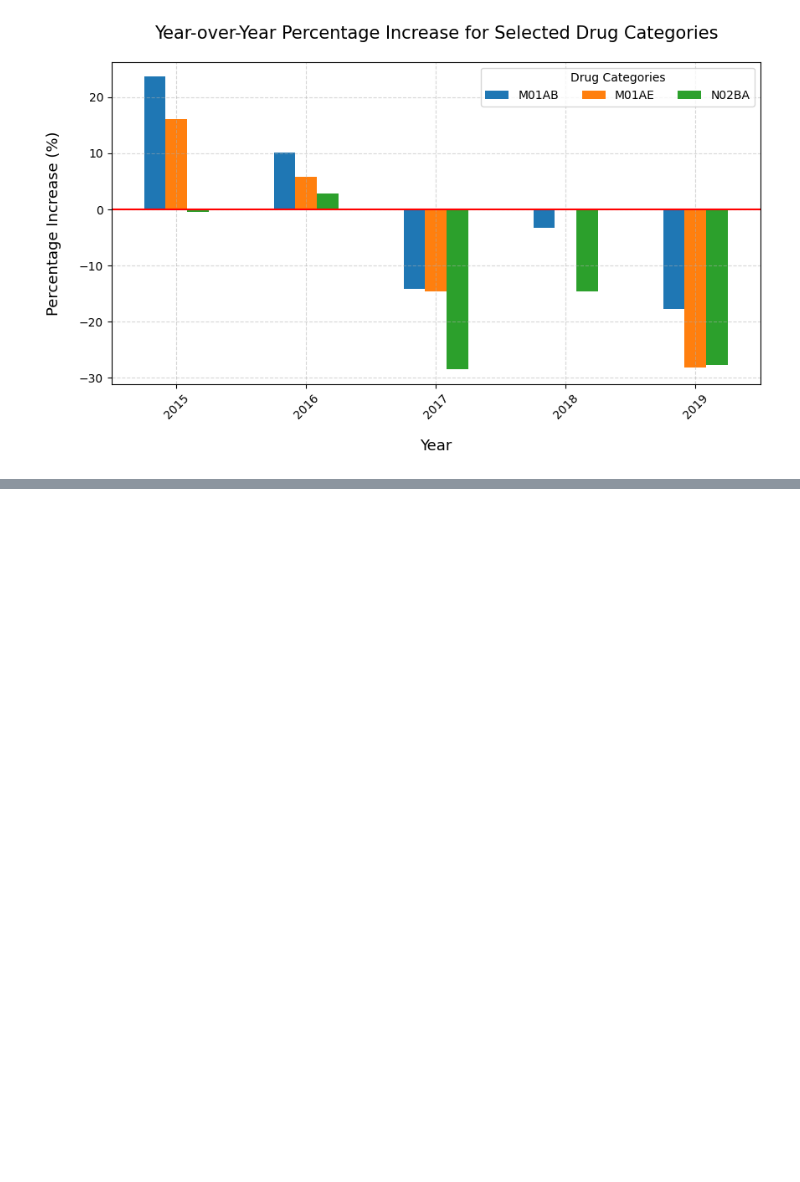
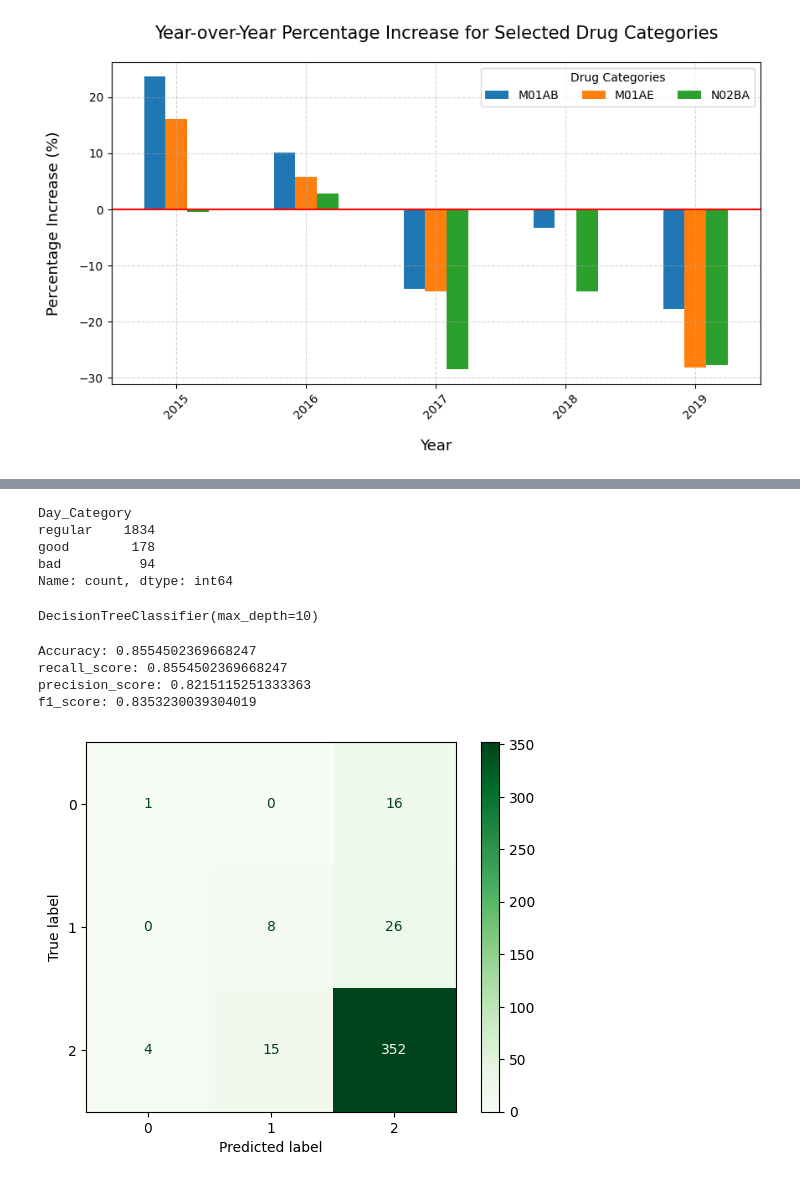
Before and after one commit to danielcamacho9712/Pharma_sales_visualization, a Jupyter notebook: pharma_sales_project.ipynb, the cells around one changed output, grey strips where cells are left out. Cells and saved outputs as stored; diff of their text form; code cells hidden in the pictures; blank space fills up the shorter version.

```diff
--- a/pharma_sales_project.ipynb
+++ b/pharma_sales_project.ipynb
@@ -164,0 +240,12 @@ increments_figure.tick_params(axis='x', labelrotation=45)
+# %%
+def categorize_days(df):
+    mean_val = df['Total_Sales'].mean()
+
+    df.loc[df['Total_Sales'] < mean_val - mean_val/2, 'Day_Category'] = 'bad'
+    df.loc[(df['Total_Sales'] >= mean_val - mean_val/2) & (df['Total_Sales'] < mean_val + mean_val/2), 'Day_Category'] = 'regular'
+    df.loc[df['Total_Sales'] >= mean_val + mean_val/2, 'Day_Category'] = 'good'
+
+    return df
+
+pharma_sales_daily = categorize_days(pharma_sales_daily)
+pharma_sales_daily
@@ -164,0 +266,48 @@ increments_figure.tick_params(axis='x', labelrotation=45)
+# %%
+pharma_sales_daily['Day_Category'].value_counts()
+# %% [output]
+Day_Category
+regular    1834
+good        178
+bad          94
+Name: count, dtype: int64
+# %%
+# Data splitting
+from sklearn.model_selection import train_test_split
+
+input_features = ['Month', 'Day_of_the_Month', 'Year']
+output_features = ['Day_Category']
+
+X = pharma_sales_daily[input_features]
+y = pharma_sales_daily[output_features]
+
+X_train, X_test, y_train, y_test = train_test_split(X, y, test_size=0.2, random_state=42)
+# %%
+from sklearn.tree import DecisionTreeClassifier
+
+tree = DecisionTreeClassifier(max_depth=10)
+
+tree.fit(X_train, y_train)
+# %% [output]
+DecisionTreeClassifier(max_depth=10)
+# %%
+from sklearn.metrics import accuracy_score, recall_score, precision_score, f1_score, confusion_matrix, ConfusionMatrixDisplay
+
+y_pred = tree.predict(X_test)
+
+print(f'Accuracy: {accuracy_score(y_test, y_pred)}')
+print(f'recall_score: {recall_score(y_test, y_pred, average = 'weighted')}')
+print(f'precision_score: {precision_score(y_test, y_pred, average = 'weighted')}')
+print(f'f1_score: {f1_score(y_test, y_pred, average = 'weighted')}')
+# %% [output]
+Accuracy: 0.8554502369668247
+recall_score: 0.8554502369668247
+precision_score: 0.8215115251333363
+f1_score: 0.8353230039304019
+# %%
+cm = confusion_matrix(y_test, y_pred)
+disp = ConfusionMatrixDisplay(confusion_matrix=cm)
+disp.plot(cmap='Greens')
+plt.show()
+# %% [output]
+[figure, added]
```
Also changed, not shown: parts of 10 cells of this notebook.
